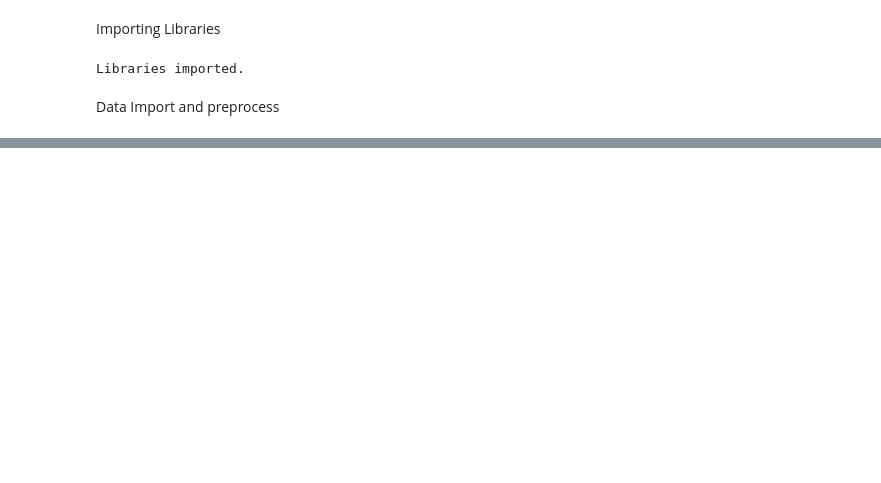
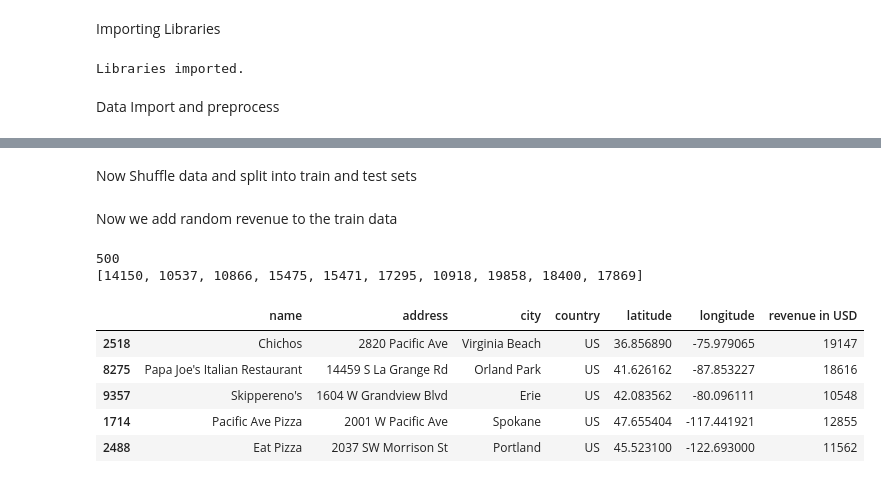
Before and after one commit to naveen1973/Coursera_Capstone-1, a Jupyter notebook: Location Data Project/Location Based Revenue Prediction.ipynb, the cells around one changed output, grey strips where cells are left out. Drawn from its saved outputs; the diff is of its cells as text; code cells hidden in the pictures; blank space fills up the shorter version.

Commit message:
Data Processed

```diff
--- a/Location Data Project/Location Based Revenue Prediction.ipynb
+++ b/Location Data Project/Location Based Revenue Prediction.ipynb
@@ -38,0 +84,3 @@ FileNotFoundError: [Errno 2] File Datafiniti_Pizza_Restaurants_and_the_Pizza_The
+# %%
+df_filtered=df_filtered.reset_index().drop('index',axis=1)
+df_filtered.head()
@@ -38,0 +205,27 @@ FileNotFoundError: [Errno 2] File Datafiniti_Pizza_Restaurants_and_the_Pizza_The
+# %% [markdown]
+Now Shuffle data and split into train and test sets
+# %%
+X_train,X_test=train_test_split(df_filtered,random_state=1,test_size=0.08)
+# %% [markdown]
+Now we add random revenue to the train data
+# %%
+revenue=[]
+for i in range(0,500):
+    n=random.randint(10000,20000)
+    revenue.append(n)
+print(len(revenue))
+print(revenue[10:20])
+# %% [output]
+500
+[14150, 10537, 10866, 15475, 15471, 17295, 10918, 19858, 18400, 17869]
+# %%
+X_train['revenue in USD'] = revenue
+# %%
+X_train.head()
+# %% [output]
+|  | name | address | city | country | latitude | longitude | revenue in USD |
+| 2518 | Chichos | 2820 Pacific Ave | Virginia Beach | US | 36.856890 | -75.979065 | 19147 |
+| 8275 | Papa Joe's Italian Restaurant | 14459 S La Grange Rd | Orland Park | US | 41.626162 | -87.853227 | 18616 |
+| 9357 | Skippereno's | 1604 W Grandview Blvd | Erie | US | 42.083562 | -80.096111 | 10548 |
+| 1714 | Pacific Ave Pizza | 2001 W Pacific Ave | Spokane | US | 47.655404 | -117.441921 | 12855 |
+| 2488 | Eat Pizza | 2037 SW Morrison St | Portland | US | 45.523100 | -122.693000 | 11562 |
```
Also changed, not shown: parts of 15 cells of this notebook, 2 other files.
